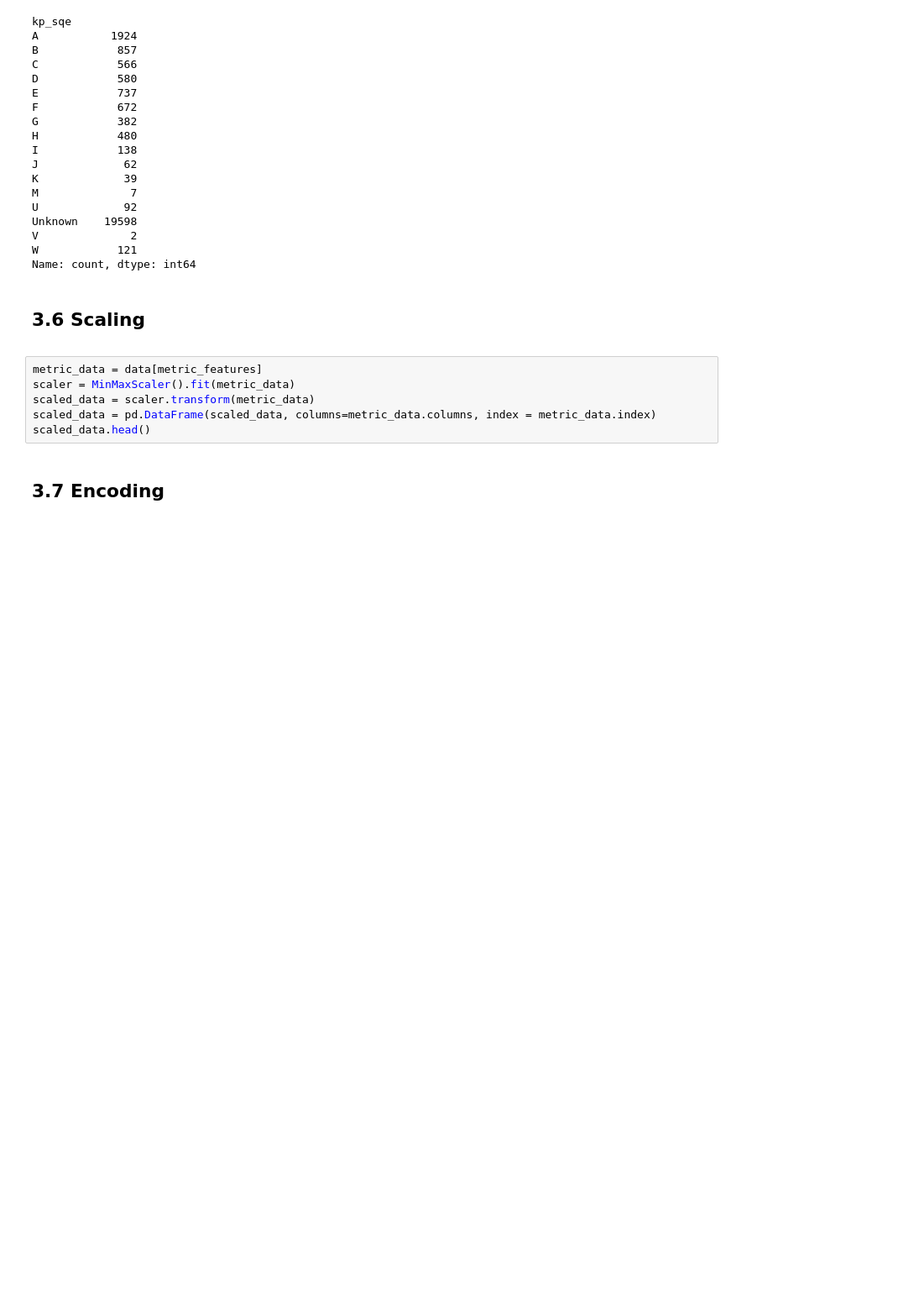
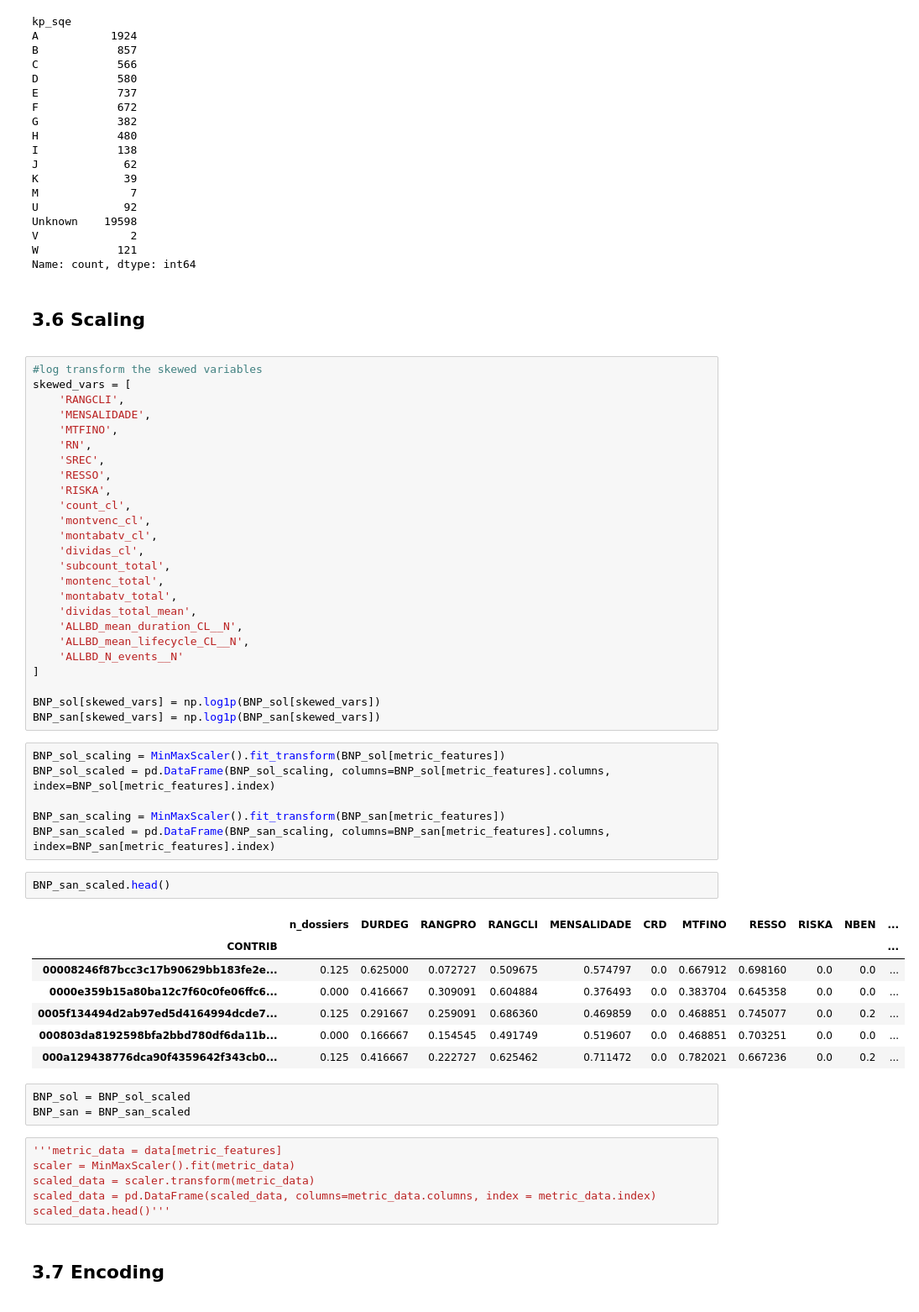
Before and after one commit to Alanog10/BNP-Paribas, a Jupyter notebook: Clustering.ipynb, the cells around one changed output. Shown at 84% size. Cells and saved outputs as stored; diff of their text form; blank space fills up the shorter version.

```diff
--- a/Clustering.ipynb
+++ b/Clustering.ipynb
@@ -881,12 +897,56 @@ Name: count, dtype: int64
 ## 3.6 Scaling
 
 </a>
+# %%
+#log transform the skewed variables
+skewed_vars = [
+    'RANGCLI',
+    'MENSALIDADE',
+    'MTFINO',
+    'RN',
+    'SREC',
+    'RESSO',
+    'RISKA',
+    'count_cl',
+    'montvenc_cl',
+    'montabatv_cl',
+    'dividas_cl',
+    'subcount_total',
+    'montenc_total',
+    'montabatv_total',
+    'dividas_total_mean',
+    'ALLBD_mean_duration_CL__N',
+    'ALLBD_mean_lifecycle_CL__N',
+    'ALLBD_N_events__N'
+]
+
+BNP_sol[skewed_vars] = np.log1p(BNP_sol[skewed_vars])
+BNP_san[skewed_vars] = np.log1p(BNP_san[skewed_vars])
+# %%
+BNP_sol_scaling = MinMaxScaler().fit_transform(BNP_sol[metric_features])
+BNP_sol_scaled = pd.DataFrame(BNP_sol_scaling, columns=BNP_sol[metric_features].columns, index=BNP_sol[metric_features].index)
+
+BNP_san_scaling = MinMaxScaler().fit_transform(BNP_san[metric_features])
+BNP_san_scaled = pd.DataFrame(BNP_san_scaling, columns=BNP_san[metric_features].columns, index=BNP_san[metric_features].index)
+# %%
+BNP_san_scaled.head()
+# %% [output]
+|  | n_dossiers | DURDEG | RANGPRO | RANGCLI | MENSALIDADE | CRD | MTFINO | RESSO | RISKA | NBEN | ... |
+| CONTRIB |  |  |  |  |  |  |  |  |  |  | ... |
+| 00008246f87bcc3c17b90629bb183fe2e... | 0.125 | 0.625000 | 0.072727 | 0.509675 | 0.574797 | 0.0 | 0.667912 | 0.698160 | 0.0 | 0.0 | ... |
+| 0000e359b15a80ba12c7f60c0fe06ffc6... | 0.000 | 0.416667 | 0.309091 | 0.604884 | 0.376493 | 0.0 | 0.383704 | 0.645358 | 0.0 | 0.0 | ... |
+| 0005f134494d2ab97ed5d4164994dcde7... | 0.125 | 0.291667 | 0.259091 | 0.686360 | 0.469859 | 0.0 | 0.468851 | 0.745077 | 0.0 | 0.2 | ... |
+| 000803da8192598bfa2bbd780df6da11b... | 0.000 | 0.166667 | 0.154545 | 0.491749 | 0.519607 | 0.0 | 0.468851 | 0.703251 | 0.0 | 0.0 | ... |
+| 000a129438776dca90f4359642f343cb0... | 0.125 | 0.416667 | 0.222727 | 0.625462 | 0.711472 | 0.0 | 0.782021 | 0.667236 | 0.0 | 0.2 | ... |
+# %%
+BNP_sol = BNP_sol_scaled
+BNP_san = BNP_san_scaled
 # %%
-metric_data = data[metric_features]
+'''metric_data = data[metric_features]
 scaler = MinMaxScaler().fit(metric_data)
 scaled_data = scaler.transform(metric_data)
 scaled_data = pd.DataFrame(scaled_data, columns=metric_data.columns, index = metric_data.index)
-scaled_data.head()
+scaled_data.head()'''
 # %% [markdown]
 <a class="anchor" id="3.7 Encoding">
 
```
Also changed, not shown: parts of 8 cells of this notebook.
